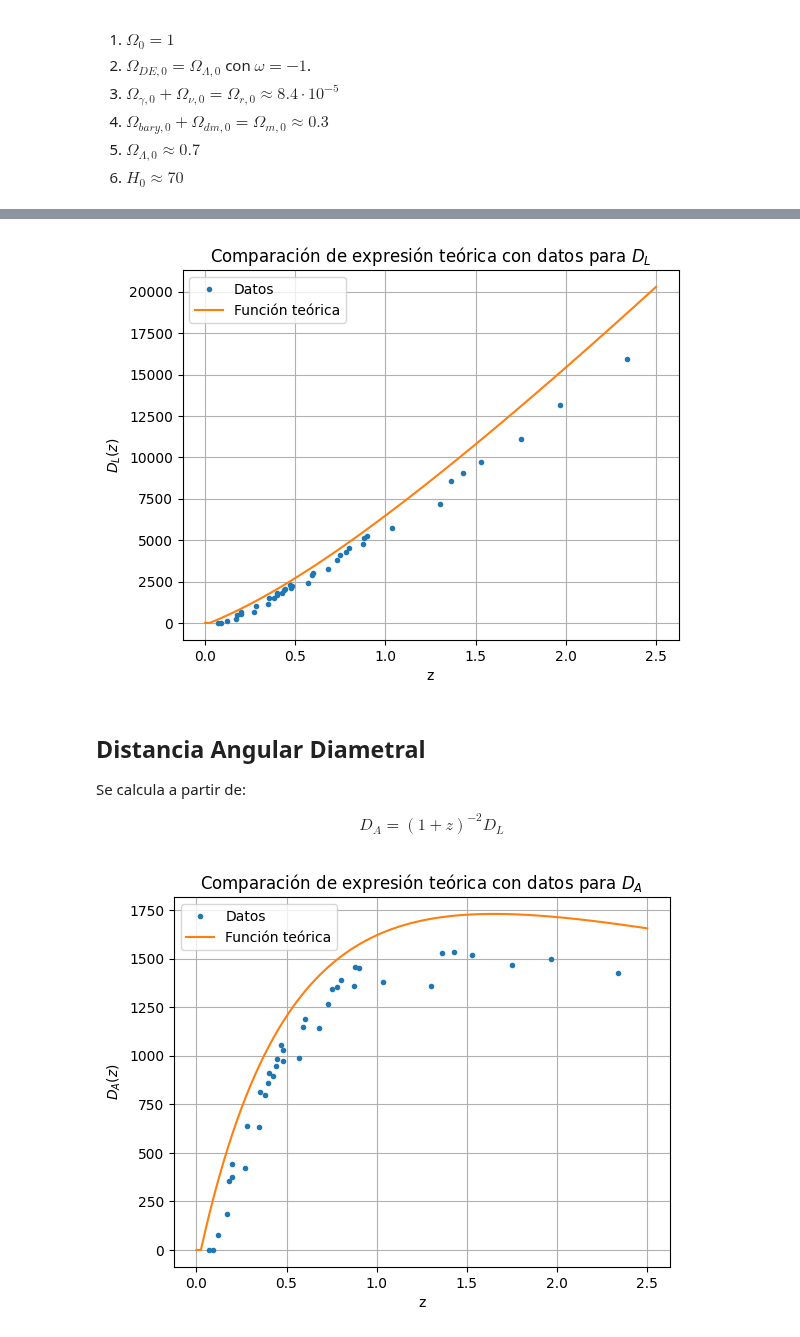
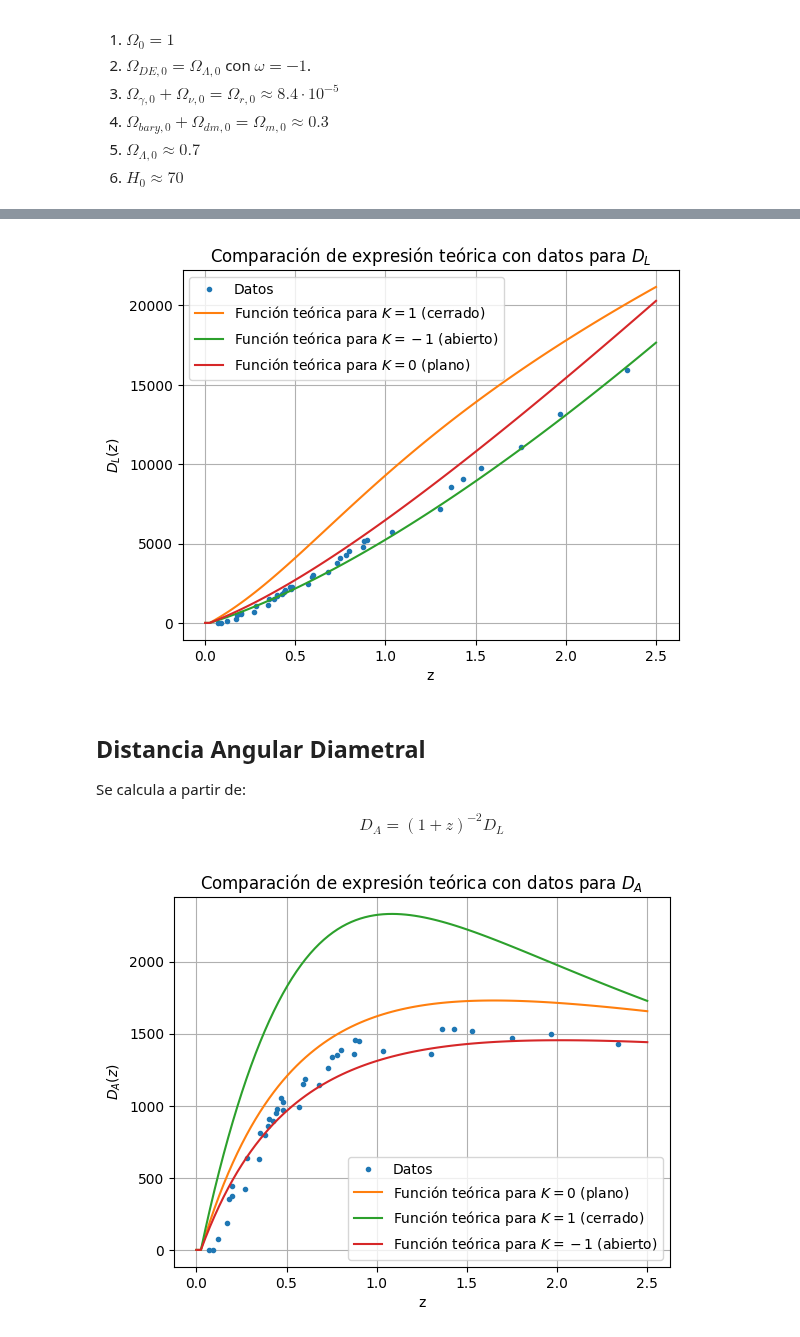
Before and after one commit to XimePS/Practica-DFI, a Jupyter notebook: Codigo con hub_data.ipynb, the cells around one changed output, grey strips where cells are left out. Drawn from its saved outputs; the diff is of its cells as text; code cells hidden in the pictures.

```diff
--- a/Codigo con hub_data.ipynb
+++ b/Codigo con hub_data.ipynb
@@ -257,15 +257,19 @@ O_r = 8.4*10**(-5)
 O_m = 0.3
 O_lambda = 0.7 - 8.4*10**(-5)
 o_DE = -1
-O_0 = 1
+O_0 = [0.5, 1, 1.5]
 
 # Se crea un arreglo de z para la función teórica
 z_bu = np.linspace(0, 2.5, 100)
 
 # hub_data_3.txt
-H_teorico = H_bm(z_bu,O_r, O_m, O_lambda, o_DE, O_0)
+H_teorico_plano = H_bm(z_bu,O_r, O_m, O_lambda, o_DE, O_0[1])
+H_teorico_cerrado = H_bm(z_bu,O_r, O_m, O_lambda, o_DE, O_0[2])
+H_teorico_abierto = H_bm(z_bu,O_r, O_m, O_lambda, o_DE, O_0[0])
 
-plt.plot(z_bu, H_teorico, label = 'Función teórica')
+plt.plot(z_bu, H_teorico_cerrado, label = 'Función teórica para $K = 1$ (cerrado)')
+plt.plot(z_bu, H_teorico_plano, label = 'Función teórica para $K = 0$ (plano)')
+plt.plot(z_bu, H_teorico_abierto, label = 'Función teórica para $K = -1$ (abierto)')
 plt.errorbar(z, H, yerr=desv, fmt='.', label='Datos y error asociado')
 plt.grid(True)
 plt.title('Datos y función teórica de $H(z)$')
@@ -284,15 +292,31 @@ $$D_L(z) = c\frac{(1+z)}{H_0} \int_0^z \frac{H_0}{H(z)} dz = c\frac{(1+z)}{H_0}
 # %%
 # Distancia de luminosidad
 
-integral_DL = np.zeros(len(H_teorico))
+integral_DL_plano = np.zeros(len(H_teorico_plano))
 
-for j in range(len(H_teorico)):
-    integral_DL[j] = integral_trapecios(z_bu, 1/H_teorico, j)
+for j in range(len(H_teorico_plano)):
+    integral_DL_plano[j] = integral_trapecios(z_bu, 1/H_teorico_plano, j)
 
-D_Lbm = c*((1+z_bu))*integral_DL
+integral_DL_cerrado = np.zeros(len(H_teorico_cerrado))
+
+for j in range(len(H_teorico_cerrado)):
+    integral_DL_cerrado[j] = integral_trapecios(z_bu, 1/H_teorico_cerrado, j)
+
+integral_DL_abierto = np.zeros(len(H_teorico_abierto))
+
+for j in range(len(H_teorico_abierto)):
+    integral_DL_abierto[j] = integral_trapecios(z_bu, 1/H_teorico_abierto, j)
+
+D_Lbm_cerrado = c*((1+z_bu)/(H_0 * np.sqrt(-(1-O_0[2]))))*np.sin(np.sqrt(-(1-O_0[2]))*H_0*integral_DL_cerrado)
+
+D_Lbm_plano = c*(1+z_bu)*integral_DL_plano
+
+D_Lbm_abierto = c*((1+z_bu)/(H_0 * np.sqrt((1-O_0[0]))))*np.sinh(np.sqrt((1-O_0[0]))*H_0*integral_DL_abierto)
 
 plt.plot(z, D_LH, '.', label = 'Datos')
-plt.plot(z_bu, D_Lbm, label = 'Función teórica')
+plt.plot(z_bu, D_Lbm_cerrado, label = 'Función teórica para $K = 1$ (cerrado)')
+plt.plot(z_bu, D_Lbm_abierto, label = 'Función teórica para $K = - 1$ (abierto)')
+plt.plot(z_bu, D_Lbm_plano, label = 'Función teórica para $K = 0$ (plano)')
 plt.xlabel('z')
 plt.ylabel('$D_L(z)$')
 plt.title('Comparación de expresión teórica con datos para $D_L$')
@@ -300,7 +324,7 @@ plt.legend()
 plt.grid(True)
 plt.show()
 # %% [output]
-[figure, old version]
+[figure, new version]
 # %% [markdown]
 ## Distancia Angular Diametral
 
@@ -308,15 +332,19 @@ Se calcula a partir de:
 
 $$D_A = (1+z)^{-2}D_L$$
 # %%
-D_Abm = D_Lbm*((1+z_bu)**(-2))
+D_Abm_plano = D_Lbm_plano*((1+z_bu)**(-2))
+D_Abm_cerrado = D_Lbm_cerrado*((1+z_bu)**(-2))
+D_Abm_abierto = D_Lbm_abierto*((1+z_bu)**(-2))
 
 plt.plot(z, d_A, '.', label = 'Datos')
-plt.plot(z_bu, D_Abm, label = 'Función teórica')
+plt.plot(z_bu, D_Abm_plano, label = 'Función teórica para $K = 0$ (plano)')
+plt.plot(z_bu, D_Abm_cerrado, label = 'Función teórica para $K = 1$ (cerrado)')
+plt.plot(z_bu, D_Abm_abierto, label = 'Función teórica para $K = -1$ (abierto)')
 plt.xlabel('z')
 plt.ylabel('$D_A(z)$')
 plt.title('Comparación de expresión teórica con datos para $D_A$')
 plt.legend()
 plt.grid(True)
 plt.show()
 # %% [output]
-[figure, old version]
+[figure, new version]
```
Also changed, not shown: parts of 2 cells of this notebook, 1 other file.
